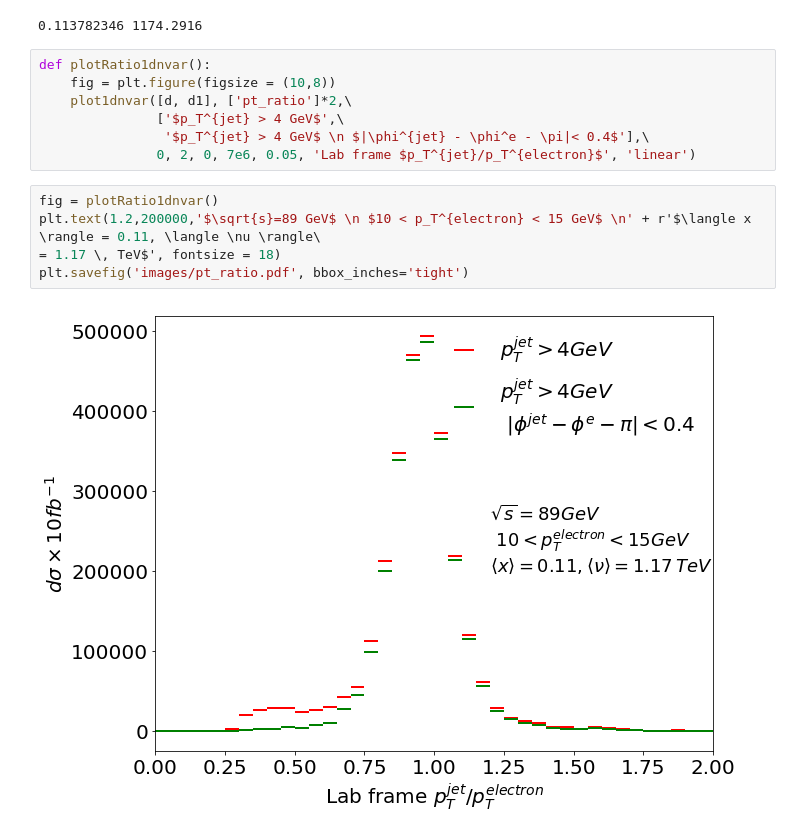
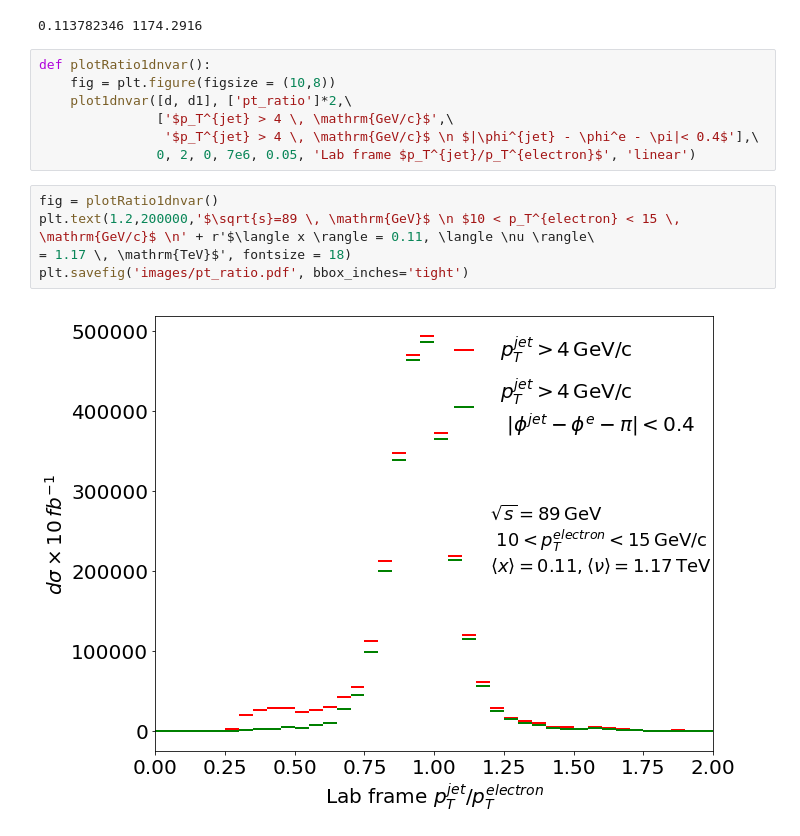
Before and after one commit to y-song/notebooks, a Jupyter notebook: pt_electron_jet_imbalance.ipynb, the cells around one changed output. Cells and saved outputs as stored; diff of their text form.

```diff
--- a/pt_electron_jet_imbalance.ipynb
+++ b/pt_electron_jet_imbalance.ipynb
@@ -73,13 +73,13 @@ print np.mean(d1['x']), np.mean(d1['nu'])
 def plotRatio1dnvar():
     fig = plt.figure(figsize = (10,8))
     plot1dnvar([d, d1], ['pt_ratio']*2,\
-               ['$p_T^{jet} > 4 GeV$',\
-                '$p_T^{jet} > 4 GeV$ \n $|\phi^{jet} - \phi^e - \pi|< 0.4$'],\
+               ['$p_T^{jet} > 4 \, \mathrm{GeV/c}$',\
+                '$p_T^{jet} > 4 \, \mathrm{GeV/c}$ \n $|\phi^{jet} - \phi^e - \pi|< 0.4$'],\
                0, 2, 0, 7e6, 0.05, 'Lab frame $p_T^{jet}/p_T^{electron}$', 'linear')
 # %%
 fig = plotRatio1dnvar()
-plt.text(1.2,200000,'$\sqrt{s}=89 GeV$ \n $10 < p_T^{electron} < 15 GeV$ \n' + r'$\langle x \rangle = 0.11, \langle \nu \rangle\
-= 1.17 \, TeV$', fontsize = 18)
+plt.text(1.2,200000,'$\sqrt{s}=89 \, \mathrm{GeV}$ \n $10 < p_T^{electron} < 15 \, \mathrm{GeV/c}$ \n' + r'$\langle x \rangle = 0.11, \langle \nu \rangle\
+= 1.17 \, \mathrm{TeV}$', fontsize = 18)
 plt.savefig('images/pt_ratio.pdf', bbox_inches='tight')
 # %% [output]
-[figure, old version]
+[figure, new version]
```
Also changed, not shown: parts of 1 cell of this notebook.
